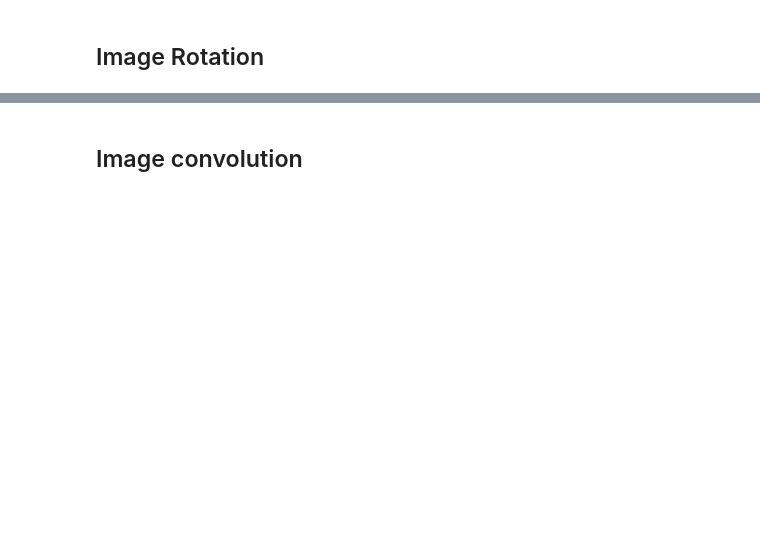
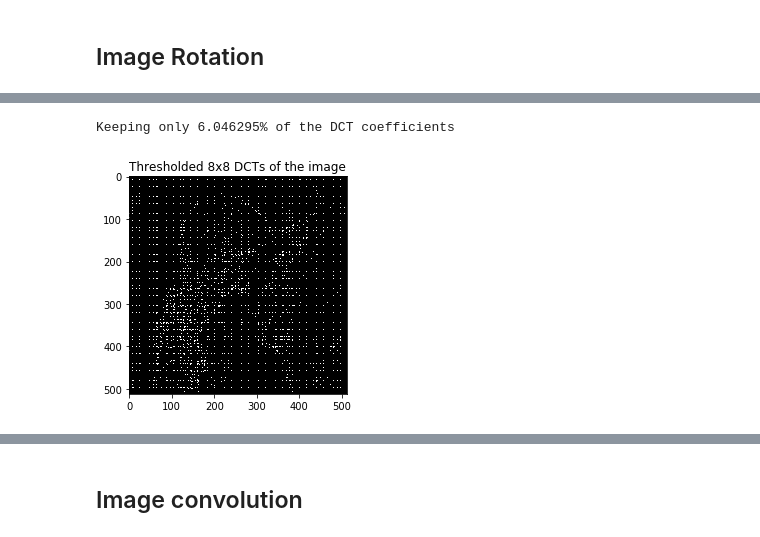
Before and after one commit to HariharasudhanAS/Computer-Vision, a Jupyter notebook: Assignment 1.ipynb, the cells around one changed output, grey strips where cells are left out. Saved outputs shown, nothing was run; the diff lists cells and outputs as text; code cells hidden in the pictures; blank space fills up the shorter version.

```diff
--- a/Assignment 1.ipynb
+++ b/Assignment 1.ipynb
@@ -90,0 +129,16 @@ Wall time: 603 µs
+# %%
+# Threshold
+thresh = 0.012
+dct_thresh = dct * (abs(dct) > (thresh*np.max(dct)))
+
+
+plt.figure()
+plt.imshow(dct_thresh,cmap='gray',vmax = np.max(dct)*0.01,vmin = 0)
+plt.title( "Thresholded 8x8 DCTs of the image")
+
+percent_nonzeros = np.sum( dct_thresh != 0.0 ) / (imgsize[0]*imgsize[1]*1.0)
+
+print("Keeping only %f%% of the DCT coefficients" % (percent_nonzeros*100.0))
+# %% [output]
+Keeping only 6.046295% of the DCT coefficients
+[figure, added]
```
Also changed, not shown: parts of 20 cells of this notebook.
